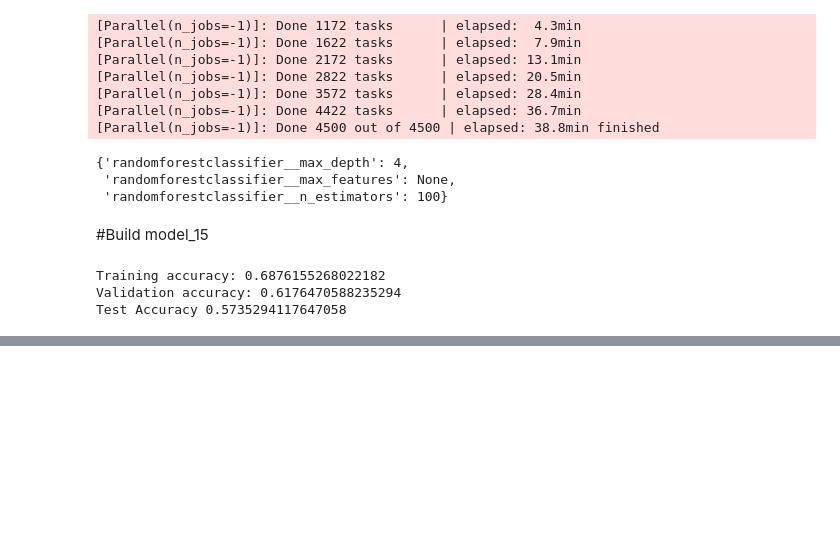
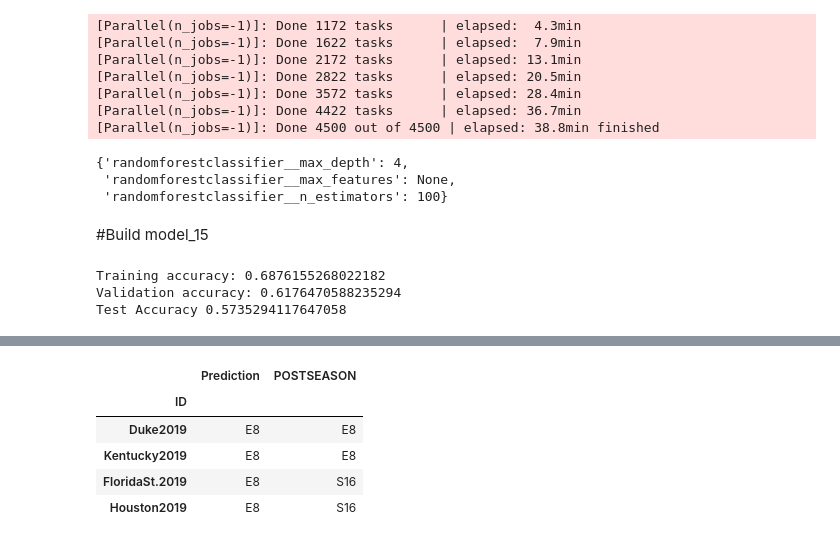
Before and after one commit to Tristan-Brown1096/DS18_Unit_2_Build_Week_Project, a Jupyter notebook: unit_2_build_week_project.ipynb, the cells around one changed output, grey strips where cells are left out. Saved outputs shown, nothing was run; the diff lists cells and outputs as text; code cells hidden in the pictures; blank space fills up the shorter version.

```diff
--- a/unit_2_build_week_project.ipynb
+++ b/unit_2_build_week_project.ipynb
@@ -799,0 +856,11 @@ Test Accuracy 0.5735294117647058
+# %%
+p18 = pd.DataFrame(model_18.predict(X_test_2), index=X_test_2.index, columns=['Prediction'])
+p18 = pd.concat([p18, y_test_2], axis=1)
+p18[p18['Prediction'] == 'E8']
+# %% [output]
+|  | Prediction | POSTSEASON |
+| ID |  |  |
+| Duke2019 | E8 | E8 |
+| Kentucky2019 | E8 | E8 |
+| FloridaSt.2019 | E8 | S16 |
+| Houston2019 | E8 | S16 |
```
Also changed, not shown: parts of 38 cells of this notebook.
